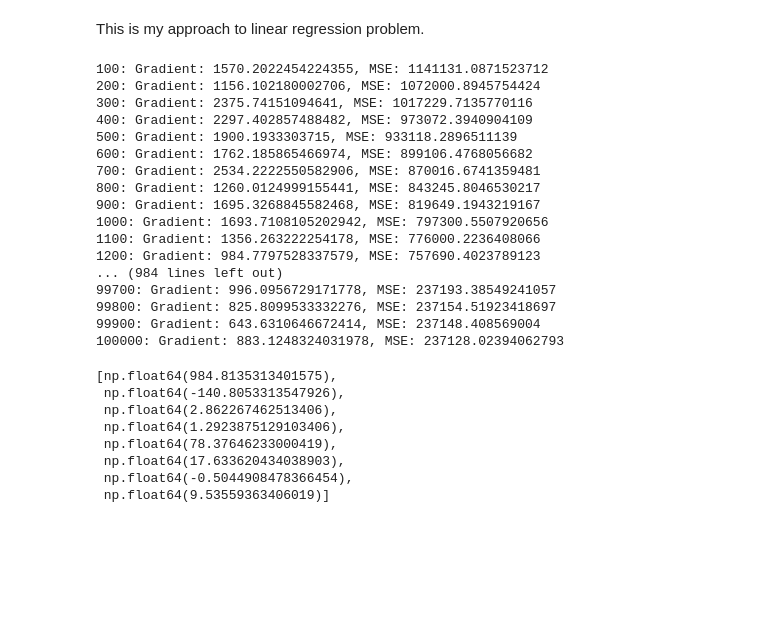
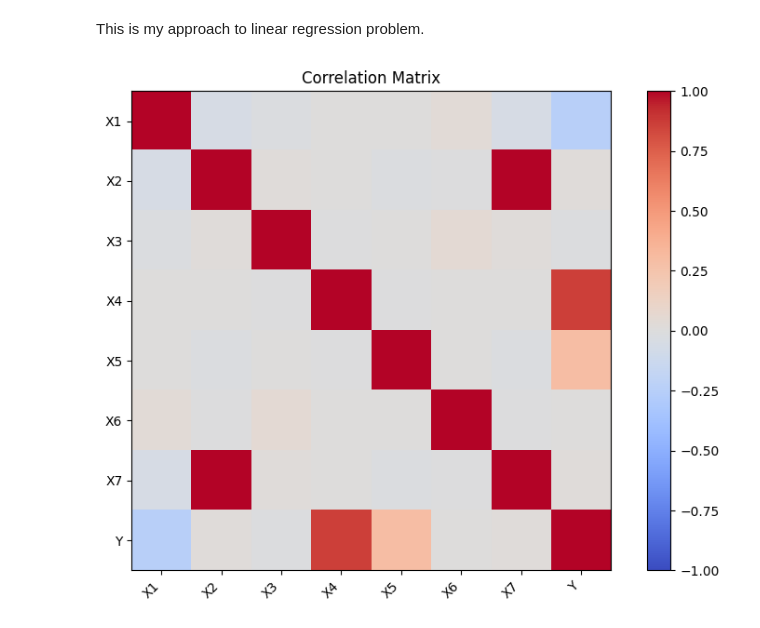
Before and after one commit to xAsylum/linear_regression, a Jupyter notebook: notebook.ipynb, the cells around one changed output. Drawn from its saved outputs; the diff is of its cells as text; code cells hidden in the pictures; blank space fills up the shorter version.

```diff
--- a/notebook.ipynb
+++ b/notebook.ipynb
@@ -2,36 +2,10 @@
 This is my approach to linear regression problem.
 # %%
 import numpy as np
-from linear_regression import filename, LinearRegressionModel, StopCondition, RidgeRegressionFunction, Uninomial
+from linear_regression import filename, LinearRegressionModel, StopCondition, RidgeRegressionFunction, Uninomial, \
+    QuadraticLossFunction, Linear, LassoRegressionFunction, Zeros, Custom, Gaussian
 
-model = LinearRegressionModel(filename, normalise=True)
-model.set_parameters(loss_function=RidgeRegressionFunction(0), base_function=Uninomial(-0.5))
-model.set_parameters(eta=0.0002, stop=0.1, rep_count=100000, condition=StopCondition.Iterations)
-model.set_parameters(mini_batch=True, batch_size=16, print_c=100)
-model.linear_regression()
+model = LinearRegressionModel(filename, True)
+model.corr()
 # %% [output]
-100: Gradient: 1570.2022454224355, MSE: 1141131.0871523712
-200: Gradient: 1156.102180002706, MSE: 1072000.8945754424
-300: Gradient: 2375.74151094641, MSE: 1017229.7135770116
-400: Gradient: 2297.402857488482, MSE: 973072.3940904109
-500: Gradient: 1900.1933303715, MSE: 933118.2896511139
-600: Gradient: 1762.185865466974, MSE: 899106.4768056682
-700: Gradient: 2534.2222550582906, MSE: 870016.6741359481
-800: Gradient: 1260.0124999155441, MSE: 843245.8046530217
-900: Gradient: 1695.3268845582468, MSE: 819649.1943219167
-1000: Gradient: 1693.7108105202942, MSE: 797300.5507920656
-1100: Gradient: 1356.263222254178, MSE: 776000.2236408066
-1200: Gradient: 984.7797528337579, MSE: 757690.4023789123
-... (984 lines left out)
-99700: Gradient: 996.0956729171778, MSE: 237193.38549241057
-99800: Gradient: 825.8099533332276, MSE: 237154.51923418697
-99900: Gradient: 643.6310646672414, MSE: 237148.408569004
-100000: Gradient: 883.1248324031978, MSE: 237128.02394062793
-[np.float64(984.8135313401575),
- np.float64(-140.8053313547926),
- np.float64(2.862267462513406),
- np.float64(1.2923875129103406),
- np.float64(78.37646233000419),
- np.float64(17.633620434038903),
- np.float64(-0.5044908478366454),
- np.float64(9.53559363406019)]
+[figure, added]
```
Also changed, not shown: parts of 4 cells of this notebook, 1 other file.
